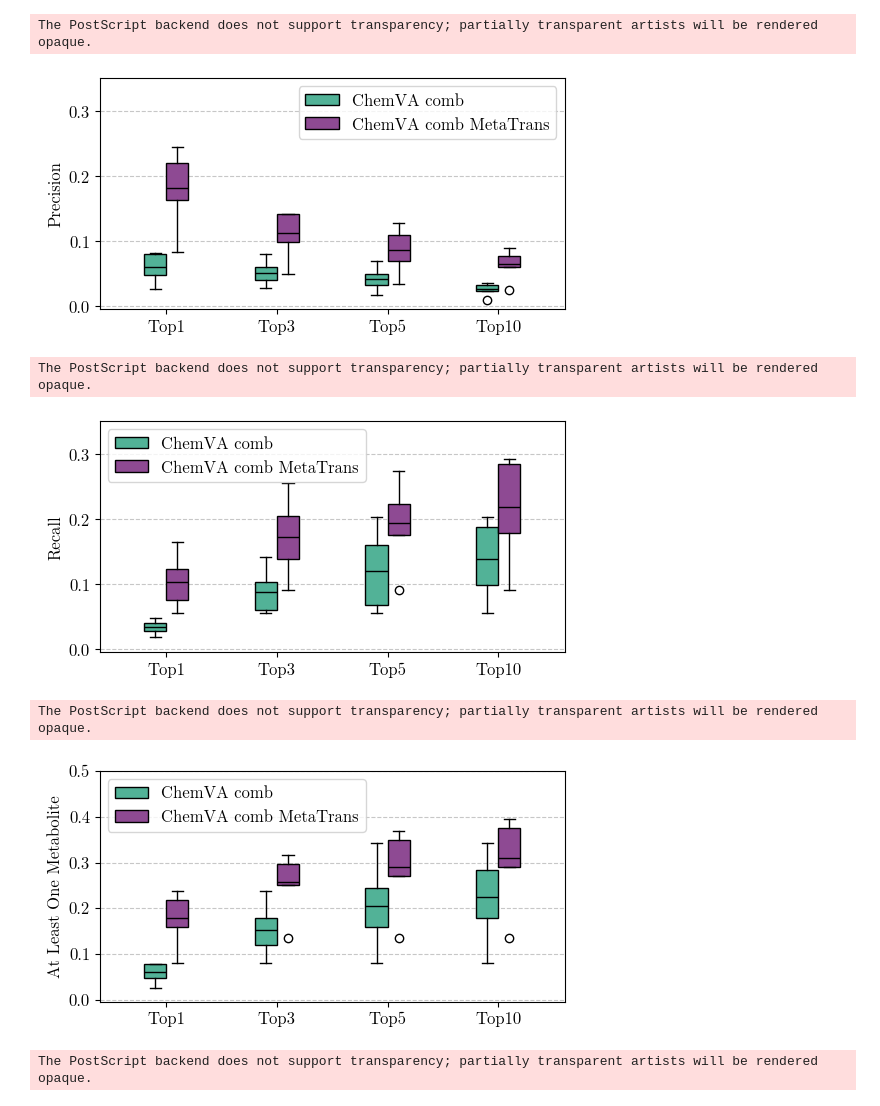
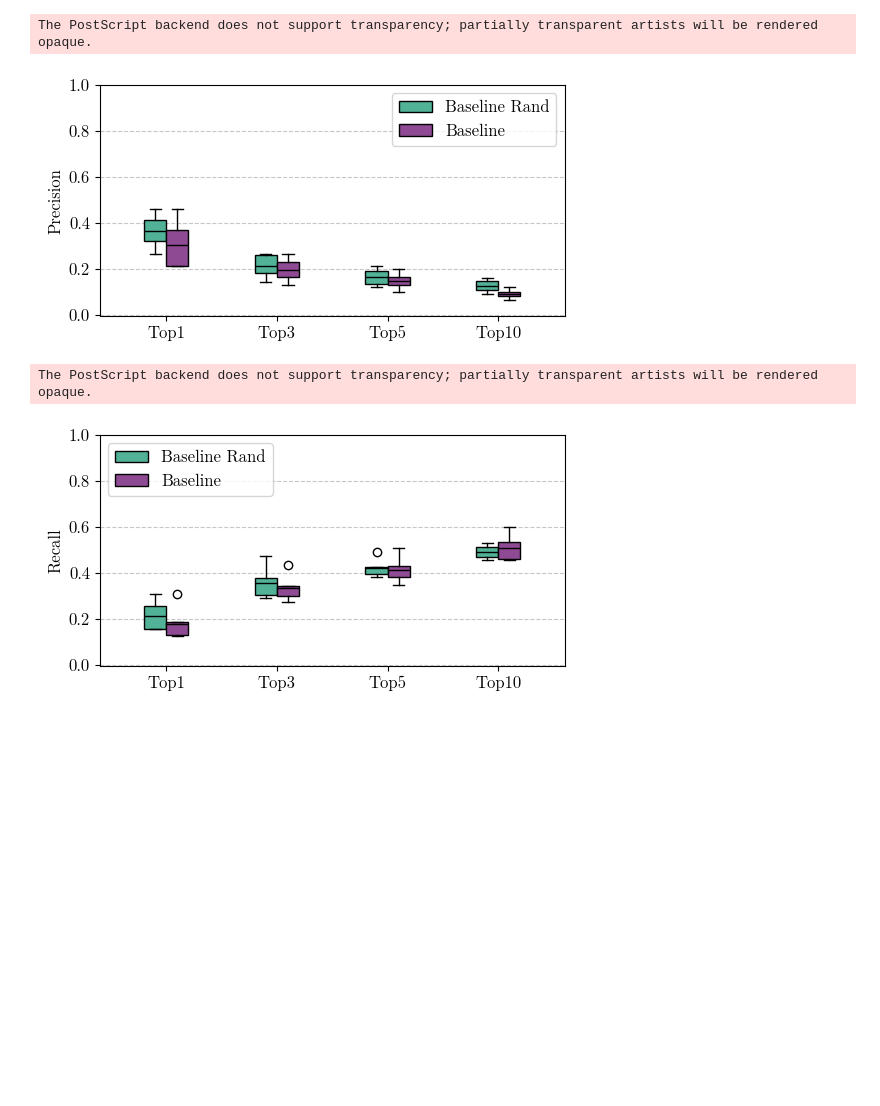
Before and after one commit to tsofiac/LAGOM, a Jupyter notebook: data_analysis/boxplot.ipynb, the cells around one changed output. Saved outputs shown, nothing was run; the diff lists cells and outputs as text; code cells hidden in the pictures; blank space fills up the shorter version.

```diff
--- a/data_analysis/boxplot.ipynb
+++ b/data_analysis/boxplot.ipynb
@@ -191,50 +255,46 @@ The PostScript backend does not support transparency; partially transparent arti
 # %%
 bs = 4
 
-recall_comb, precision_comb, score_one_comb, score_all_comb = score_result('../evaluation/alohomora/result_chemVA_comb.csv', bs, False)
-recall_meta, precision_meta, score_one_meta, score_all_meta = score_result('../evaluation/alohomora/result_chemVAMetaTrans.csv', bs, False)
+recall_baseline_05, precision_baseline_05, score_one_baseline_05, score_all_baseline_05 = score_result('../evaluation/alohomora/result_base_rand.csv', bs, False)
+recall_baseline, precision_baseline, score_one_baseline, score_all_baseline = score_result('../evaluation/alohomora/result_base.csv', bs, False)
 
-
-data = [precision_comb[0:4], precision_meta[0:4]]
+data = [precision_baseline_05[0:4], precision_baseline[0:4]]
 
 xlabel = None
 ylabel = 'Precision'
 xticks = ['Top1', 'Top3', 'Top5', 'Top10']
-labels = ['ChemVA comb', 'ChemVA comb MetaTrans']
+labels = ['Baseline Rand', 'Baseline']
 
-multi_boxplot(data, xlabel, ylabel, xticks, labels, 'upper right', 'precision_chemVA', 0.35)
+multi_boxplot(data, xlabel, ylabel, xticks, labels, 'upper right', 'baseline_precision', 1)
 
-data = [recall_comb[0:4], recall_meta[0:4]]
+data = [recall_baseline_05[0:4], recall_baseline[0:4]]
 
 xlabel = None
 ylabel = 'Recall'
 xticks = ['Top1', 'Top3', 'Top5', 'Top10']
-labels = ['ChemVA comb', 'ChemVA comb MetaTrans']
+labels = ['Baseline Rand', 'Baseline']
 
-multi_boxplot(data, xlabel, ylabel, xticks, labels, 'upper left', 'recall_chemVA', 0.35)
+multi_boxplot(data, xlabel, ylabel, xticks, labels, 'upper left', 'baseline_recall', 1)
 
-data = [score_one_comb[0:4], score_one_meta[0:4]]
+# data = [score_one_baseline_05[0:4], score_one_baseline[0:4]]
 
-xlabel = None
-ylabel = 'At Least One Metabolite'
-xticks = ['Top1', 'Top3', 'Top5', 'Top10']#, 'All']
-labels = ['ChemVA comb', 'ChemVA comb MetaTrans']
+# xlabel = None
+# ylabel = 'At Least One Metabolite'
+# xticks = ['Top1', 'Top3', 'Top5', 'Top10']#, 'All']
+# labels = ['Baseline Rand', 'Baseline']
 
-multi_boxplot(data, xlabel, ylabel, xticks, labels, 'upper left', 'at_least_chemVA', 0.5)
+# multi_boxplot(data, xlabel, ylabel, xticks, labels, 'lower right', 'at_least_baseline', 0.85)
 
-data = [score_all_comb[0:4], score_all_meta[0:4]]
+# data = [score_all_baseline_05[0:4], score_all_baseline[0:4]]
 
-xlabel = None
-ylabel = 'All Metabolites'
-xticks = ['Top1', 'Top3', 'Top5', 'Top10']#, 'All']
-labels = ['ChemVA comb', 'ChemVA comb MetaTrans']
+# xlabel = None
+# ylabel = 'All Metabolites'
+# xticks = ['Top1', 'Top3', 'Top5', 'Top10']#, 'All']
+# labels = ['Baseline Rand', 'Baseline']
 
-multi_boxplot(data, xlabel, ylabel, xticks, labels, 'upper left', 'all_chemVA', 0.5)
+# multi_boxplot(data, xlabel, ylabel, xticks, labels, 'upper left', 'all_baseline', 0.85)
 # %% [output]
 The PostScript backend does not support transparency; partially transparent artists will be rendered opaque.
-[figure, old version]
+[figure, new version]
 The PostScript backend does not support transparency; partially transparent artists will be rendered opaque.
-[figure, old version]
+[figure, new version]
-The PostScript backend does not support transparency; partially transparent artists will be rendered opaque.
-[figure, removed]
-The PostScript backend does not support transparency; partially transparent artists will be rendered opaque.
```
Also changed, not shown: parts of 12 cells of this notebook, 28 other files.
